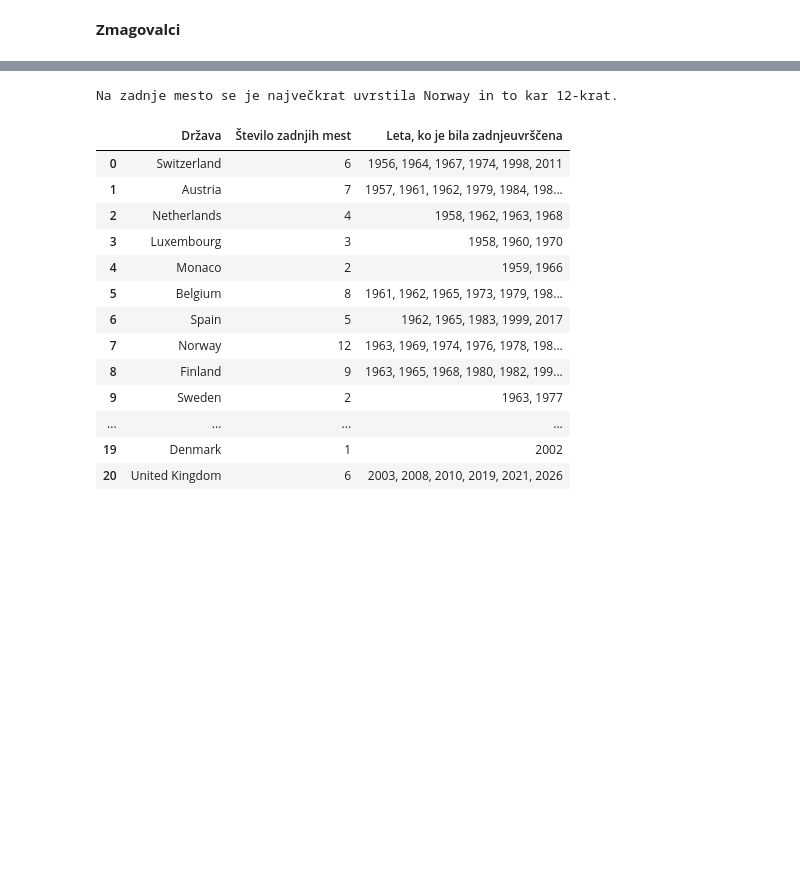
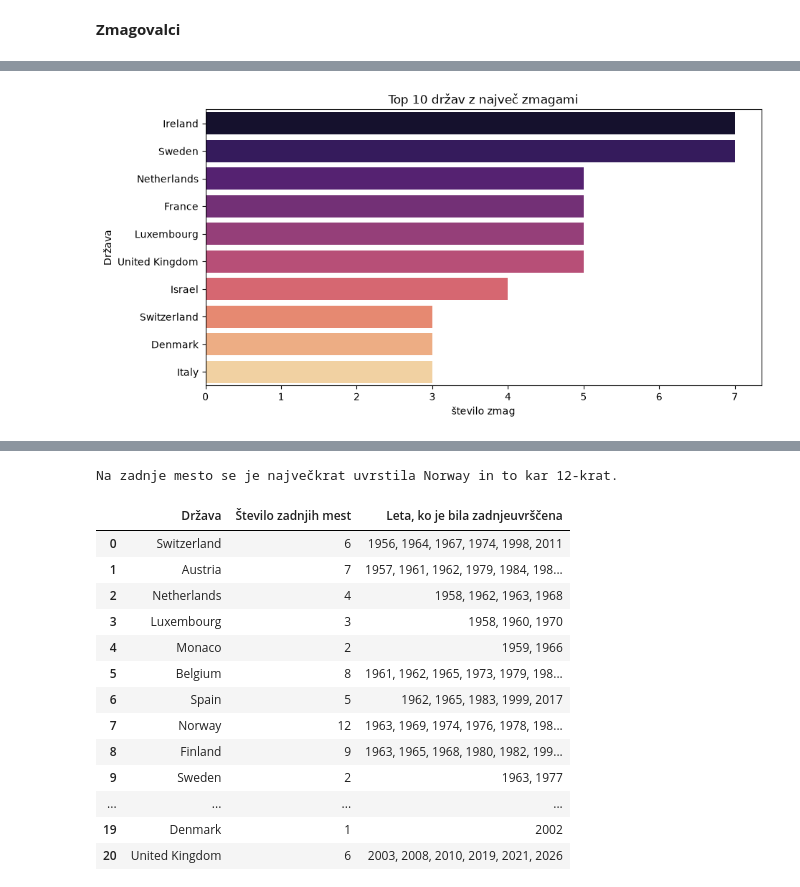
Before and after one commit to mayac69/UVP-projektna, a Jupyter notebook: analiza_evrovizije.ipynb, the cells around one changed output, grey strips where cells are left out. Drawn from its saved outputs; the diff is of its cells as text; code cells hidden in the pictures; blank space fills up the shorter version.

```diff
--- a/analiza_evrovizije.ipynb
+++ b/analiza_evrovizije.ipynb
@@ -169 +164,18 @@ print (rezultat)
+# %%
+top_zmagovalci = df [df ["mesto"] == 1]["drzava"].value_counts ().head (10)
+
+plt.figure (figsize = (10, 5))
+sns.barplot (
+    x = top_zmagovalci.values,
+    y = top_zmagovalci.index,
+    hue = top_zmagovalci.index,
+    palette = "magma",
+    legend = False
+)
+plt.title ("Top 10 držav z največ zmagami")
+plt.xlabel ("število zmag")
+plt.ylabel ("Država")
+plt.show ()
+# %% [output]
+[figure, added]
 # %%
```
Also changed, not shown: parts of 7 cells of this notebook.
